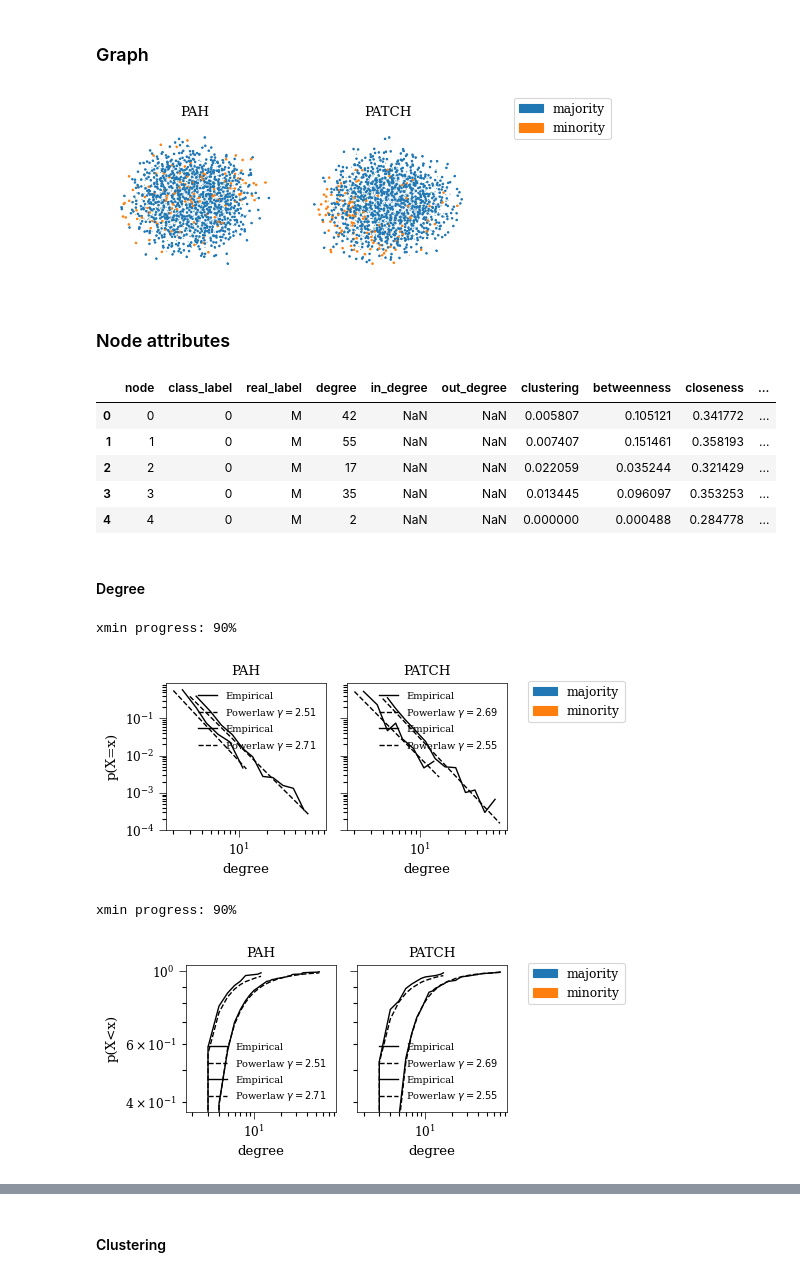
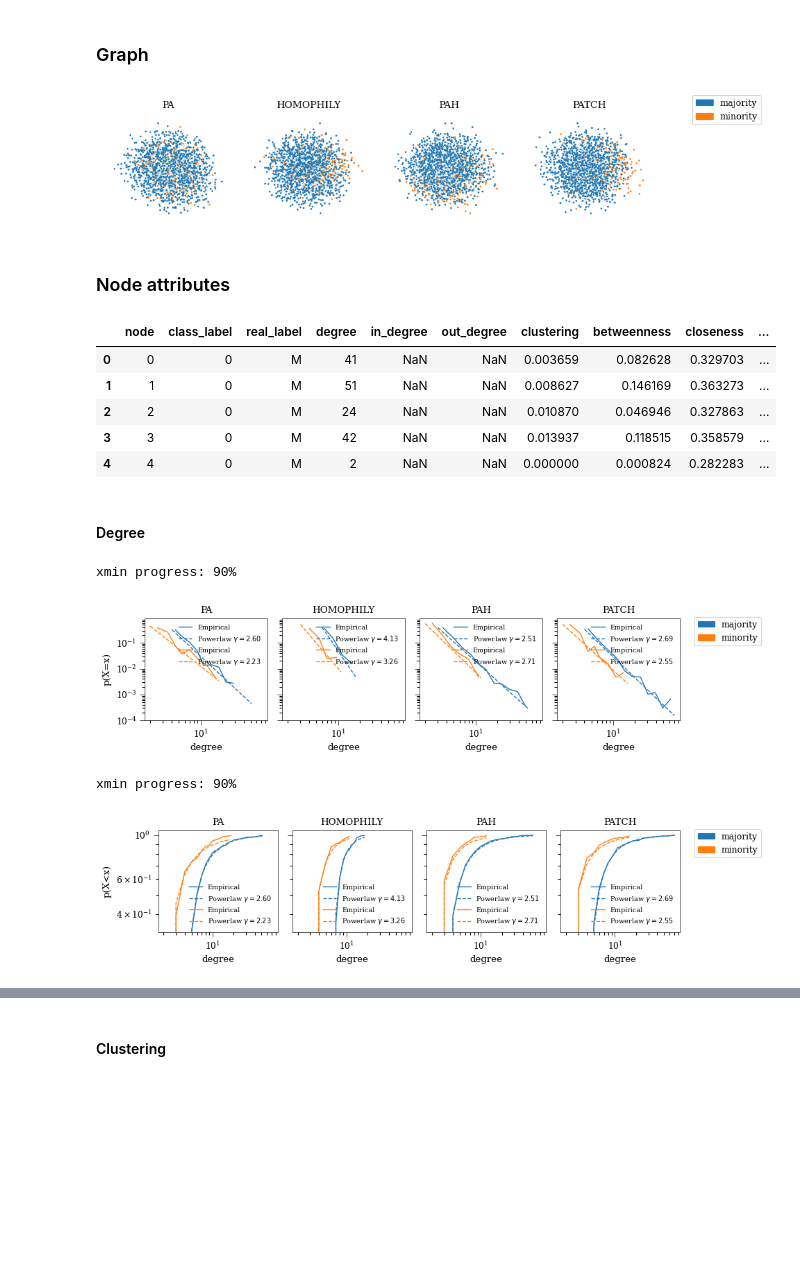
Before and after one commit to CSHVienna/NetworkInequalities, a Jupyter notebook: examples/notebooks/undirected.ipynb, the cells around one changed output, grey strips where cells are left out. Cells and saved outputs as stored; diff of their text form; code cells hidden in the pictures; blank space fills up the shorter version.

```diff
--- a/examples/notebooks/undirected.ipynb
+++ b/examples/notebooks/undirected.ipynb
@@ -21,3 +21,7 @@ tc = 0.8
 seed = 1234
 # %% [markdown]
 ## Generation
+# %%
+# PA: Preferential attachment
+m_pa = PAModel(N=n, m=k, f_m=f_m, seed=seed)
+m_pa.simulate()
@@ -23,0 +30,4 @@ seed = 1234
+# %%
+# H: Homophily
+m_h = HomophilyModel(N=n, m=k, f_m=f_m, h_m=h_mm, h_M=h_MM, seed=seed)
+m_h.simulate()
@@ -24,7 +36,7 @@ seed = 1234
 # %%
 # PAH: Preferential attachment and homophily
-g_pah = PAHModel(N=n, m=k, f_m=f_m, h_m=h_mm, h_M=h_MM, seed=seed)
-g_pah.simulate()
+m_pah = PAHModel(N=n, m=k, f_m=f_m, h_m=h_mm, h_M=h_MM, seed=seed)
+m_pah.simulate()
 # %% [output]
 <netin.graphs.graph.Graph at 0x...>
 # %%
@@ -33,14 +45,13 @@ lfm_l = CompoundLFM.PAH
 lfm_g = CompoundLFM.PAH
 p_tc = .0
 
-g_patch = PATCHModel(
-    N=n, m=k, f_m=f_m,
-    p_tc=p_tc,
-    lfm_local=lfm_l, lfm_global=lfm_g,
-    lfm_params={'h_m': h_mm, 'h_M': h_MM},
-    seed=seed)
+m_patch = PATCHModel(N=n, m=k, f_m=f_m,
+                     p_tc=p_tc,
+                     lfm_local=lfm_l, lfm_global=lfm_g,
+                     lfm_params={'h_m': h_mm, 'h_M': h_MM},
+                     seed=seed)
 
-g_patch.simulate()
+m_patch.simulate()
 # %% [output]
 <netin.graphs.graph.Graph at 0x...>
 # %% [markdown]
@@ -51,12 +62,12 @@ viz.set_paper_style()
 # %% [markdown]
 ### Graph
 # %%
-models = [g_pah, g_patch] #[g_pa, g_pah, g_patc, g_patch, g_tch]
+models = [m_pa, m_h, m_pah, m_patch]
 viz.plot_graph(
     models,
     cell_size=2, share_pos=False,
     ignore_singletons=False)
 # %% [output]
-[figure, old version]
+[figure, new version]
 # %% [markdown]
 ### Node attributes
@@ -69,10 +81,10 @@ md_patch.name = PATCHModel.SHORT
 # %%
 # see example of genereate metadata
-md_pah.head()
+distributions[0].head()
 # %% [output]
 |  | node | class_label | real_label | degree | in_degree | out_degree | clustering | betweenness | closeness | ... |
-| 0 | 0 | 0 | M | 42 | NaN | NaN | 0.005807 | 0.105121 | 0.341772 | ... |
-| 1 | 1 | 0 | M | 55 | NaN | NaN | 0.007407 | 0.151461 | 0.358193 | ... |
-| 2 | 2 | 0 | M | 17 | NaN | NaN | 0.022059 | 0.035244 | 0.321429 | ... |
-| 3 | 3 | 0 | M | 35 | NaN | NaN | 0.013445 | 0.096097 | 0.353253 | ... |
-| 4 | 4 | 0 | M | 2 | NaN | NaN | 0.000000 | 0.000488 | 0.284778 | ... |
+| 0 | 0 | 0 | M | 41 | NaN | NaN | 0.003659 | 0.082628 | 0.329703 | ... |
+| 1 | 1 | 0 | M | 51 | NaN | NaN | 0.008627 | 0.146169 | 0.363273 | ... |
+| 2 | 2 | 0 | M | 24 | NaN | NaN | 0.010870 | 0.046946 | 0.327863 | ... |
+| 3 | 3 | 0 | M | 42 | NaN | NaN | 0.013937 | 0.118515 | 0.358579 | ... |
+| 4 | 4 | 0 | M | 2 | NaN | NaN | 0.000000 | 0.000824 | 0.282283 | ... |
@@ -84,17 +91,17 @@ distributions = [
 # %% [markdown]
 #### Degree
 # %%
-viz.plot_powerlaw_fit(distributions, col_name='degree', hue='class_label',
+viz.plot_powerlaw_fit(distributions, col_name='degree', hue='real_label',
                       kind='pdf', fontsize=7,
                       cell_size=(2.15,2.4), sharex=True, sharey=True)
 # %% [output]
 xmin progress: 90%
-[figure, old version]
+[figure, new version]
 # %%
-viz.plot_powerlaw_fit(distributions, col_name='degree', hue='class_label',
+viz.plot_powerlaw_fit(distributions, col_name='degree', hue='real_label',
                       kind='cdf', fontsize=7,
                       cell_size=(2.15,2.4), sharex=True, sharey=True)
 # %% [output]
 xmin progress: 90%
-[figure, old version]
+[figure, new version]
 # %%
```
Also changed, not shown: parts of 9 cells of this notebook, 22 other files.
